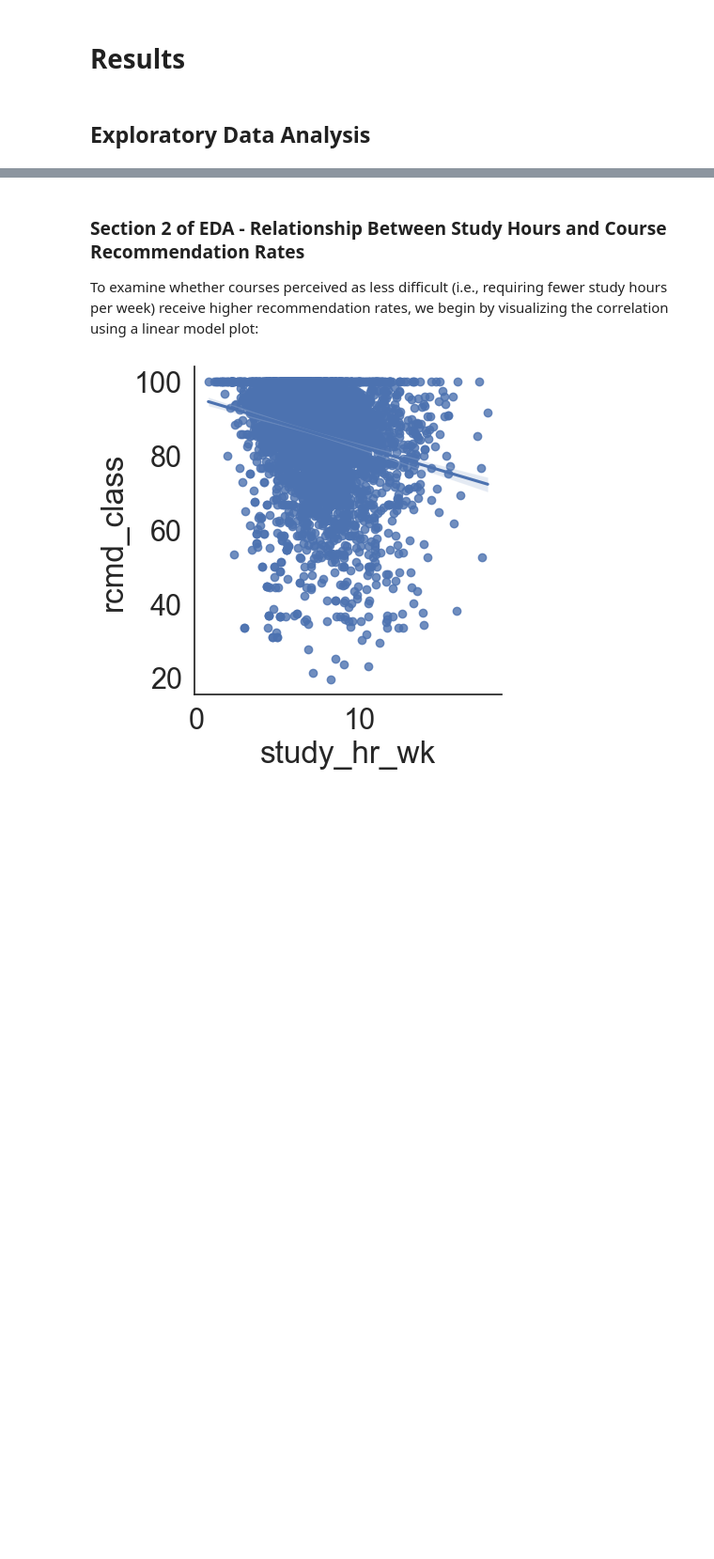
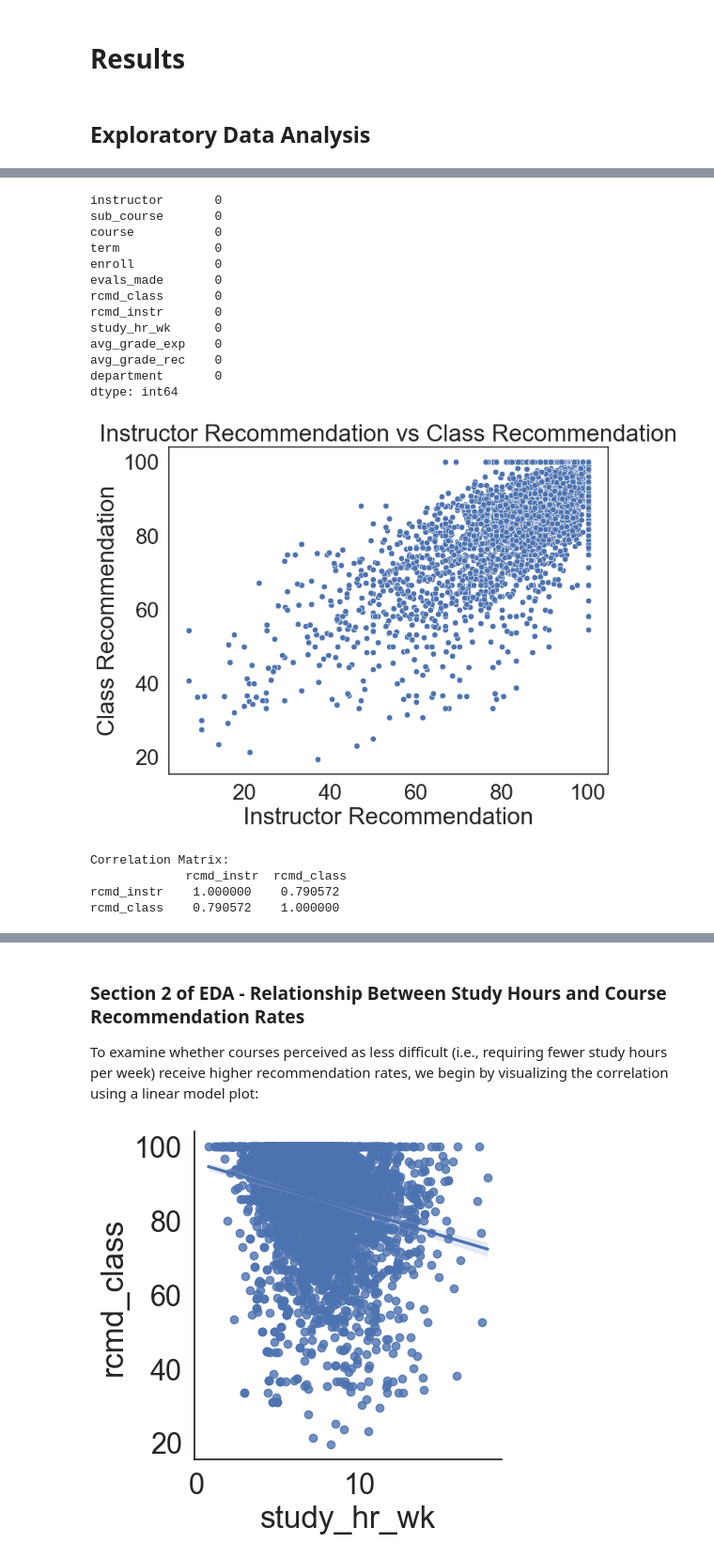
Before and after one commit to EllaW9/ucsd-stem-course-sentiment-study, a Jupyter notebook: EDACheckpoint_Group047_WI25.ipynb, the cells around one changed output, grey strips where cells are left out. Shown at 94% size. Saved outputs shown, nothing was run; the diff lists cells and outputs as text; code cells hidden in the pictures; blank space fills up the shorter version.

```diff
--- a/EDACheckpoint_Group047_WI25.ipynb
+++ b/EDACheckpoint_Group047_WI25.ipynb
@@ -190,0 +207,11 @@ See the caveats in the documentation: https://pandas.pydata.org/pandas-docs/stab
+# %%
+import pandas as pd
+import matplotlib.pyplot as plt
+import seaborn as sns
+
+# Load the dataset
+df = cleaned_df_stem
+
+# Display basic info and summary statistics
+print(df.info())
+print(df.describe())
@@ -190,0 +236,34 @@ See the caveats in the documentation: https://pandas.pydata.org/pandas-docs/stab
+# %%
+# Check for missing values
+print(df.isnull().sum())
+
+# Scatter plot to check correlation between instructor and class recommendation
+plt.figure(figsize=(8, 6))
+sns.scatterplot(x=df["rcmd_instr"], y=df["rcmd_class"])
+plt.xlabel("Instructor Recommendation")
+plt.ylabel("Class Recommendation")
+plt.title("Instructor Recommendation vs Class Recommendation")
+plt.show()
+
+# Compute Pearson correlation
+correlation = df[["rcmd_instr", "rcmd_class"]].corr()
+print("Correlation Matrix:\n", correlation)
+# %% [output]
+instructor       0
+sub_course       0
+course           0
+term             0
+enroll           0
+evals_made       0
+rcmd_class       0
+rcmd_instr       0
+study_hr_wk      0
+avg_grade_exp    0
+avg_grade_rec    0
+department       0
+dtype: int64
+[figure, added]
+Correlation Matrix:
+             rcmd_instr  rcmd_class
+rcmd_instr    1.000000    0.790572
+rcmd_class    0.790572    1.000000
```
Also changed, not shown: parts of 10 cells of this notebook.
